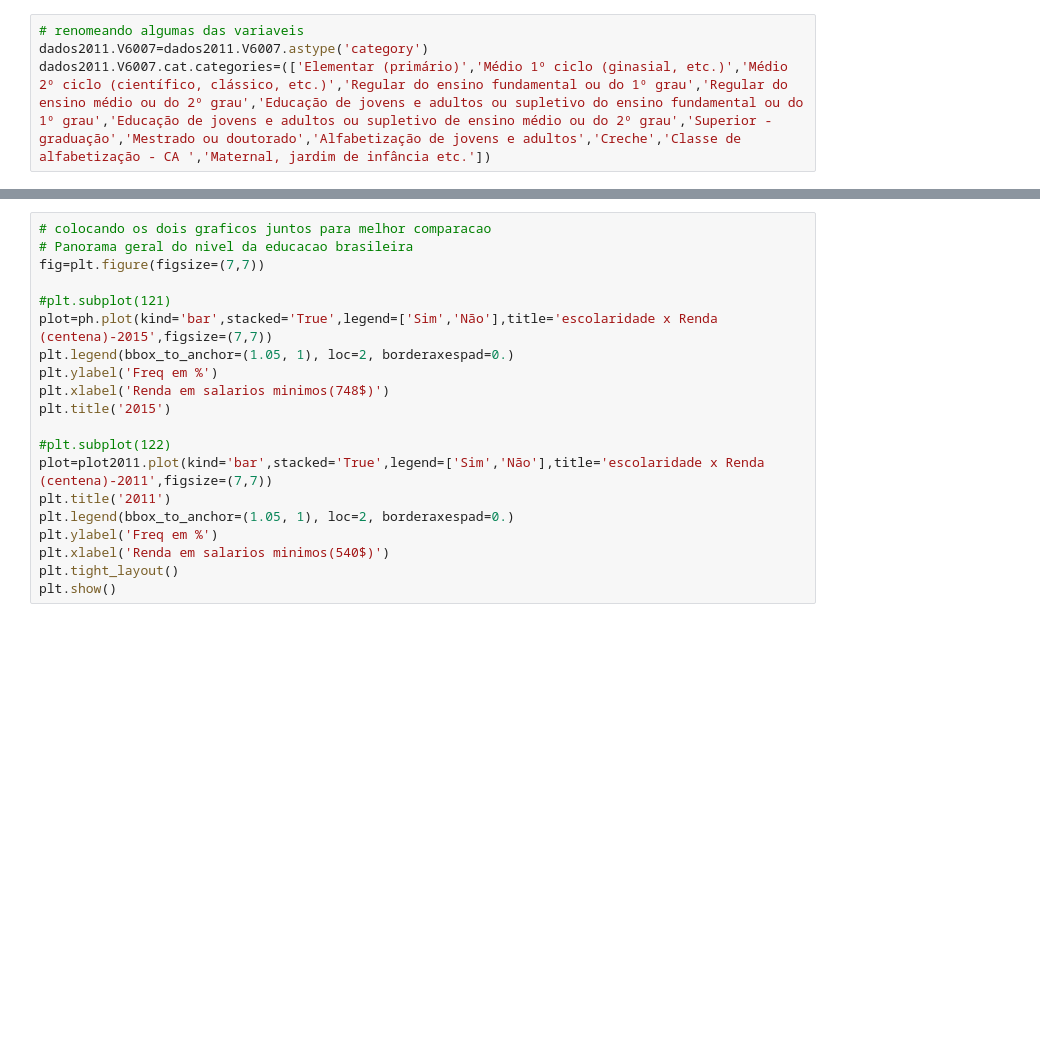
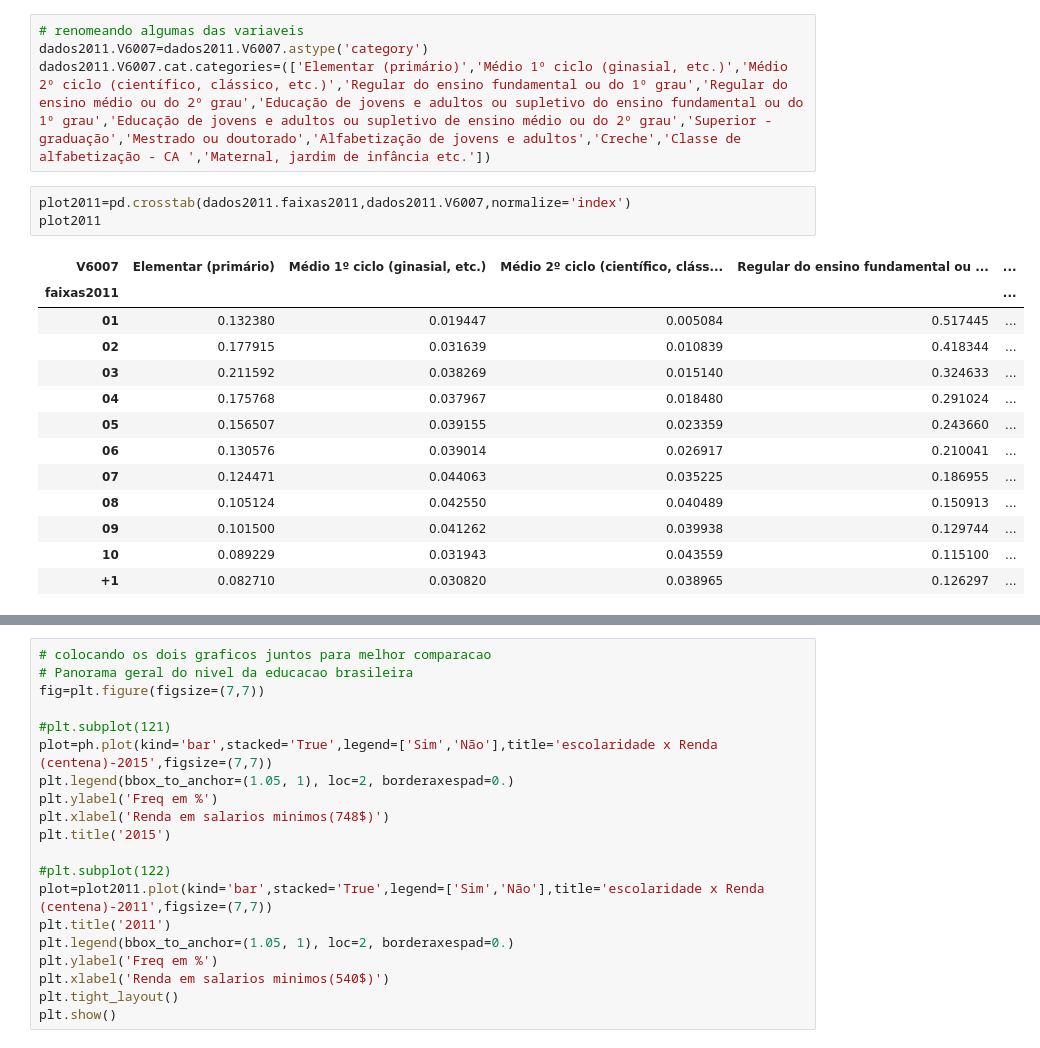
Before and after one commit to lucaslealvale/DP_CienciaDados, a Jupyter notebook: Projeto1 Layout.ipynb, the cells around one changed output, grey strips where cells are left out. Cells and saved outputs as stored; diff of their text form; blank space fills up the shorter version.

```diff
--- a/Projeto1 Layout.ipynb
+++ b/Projeto1 Layout.ipynb
@@ -175,5 +173,22 @@ dados2011.faixas2011.cat.categories=(['01','02','03','04','05','06','07','08','0
 # renomeando algumas das variaveis
 dados2011.V6007=dados2011.V6007.astype('category')
 dados2011.V6007.cat.categories=(['Elementar (primário)','Médio 1º ciclo (ginasial, etc.)','Médio 2º ciclo (científico, clássico, etc.)','Regular do ensino fundamental ou do 1º grau','Regular do ensino médio ou do 2º grau','Educação de jovens e adultos ou supletivo do ensino fundamental ou do 1º grau','Educação de jovens e adultos ou supletivo de ensino médio ou do 2º grau','Superior - graduação','Mestrado ou doutorado','Alfabetização de jovens e adultos','Creche','Classe de alfabetização - CA ','Maternal, jardim de infância etc.'])
+# %%
+plot2011=pd.crosstab(dados2011.faixas2011,dados2011.V6007,normalize='index')
+plot2011
+# %% [output]
+| V6007 | Elementar (primário) | Médio 1º ciclo (ginasial, etc.) | Médio 2º ciclo (científico, cláss... | Regular do ensino fundamental ou ... | ... |
+| faixas2011 |  |  |  |  | ... |
+| 01 | 0.132380 | 0.019447 | 0.005084 | 0.517445 | ... |
+| 02 | 0.177915 | 0.031639 | 0.010839 | 0.418344 | ... |
+| 03 | 0.211592 | 0.038269 | 0.015140 | 0.324633 | ... |
+| 04 | 0.175768 | 0.037967 | 0.018480 | 0.291024 | ... |
+| 05 | 0.156507 | 0.039155 | 0.023359 | 0.243660 | ... |
+| 06 | 0.130576 | 0.039014 | 0.026917 | 0.210041 | ... |
+| 07 | 0.124471 | 0.044063 | 0.035225 | 0.186955 | ... |
+| 08 | 0.105124 | 0.042550 | 0.040489 | 0.150913 | ... |
+| 09 | 0.101500 | 0.041262 | 0.039938 | 0.129744 | ... |
+| 10 | 0.089229 | 0.031943 | 0.043559 | 0.115100 | ... |
+| +1 | 0.082710 | 0.030820 | 0.038965 | 0.126297 | ... |
 # %%
 #O proposito do proximo grafico é evidenciar o quanto a renda influencia na escolaridade do brasileiro, igualmente ao anterior porem em 2011
```
Also changed, not shown: parts of 14 cells of this notebook, 2 other files.
